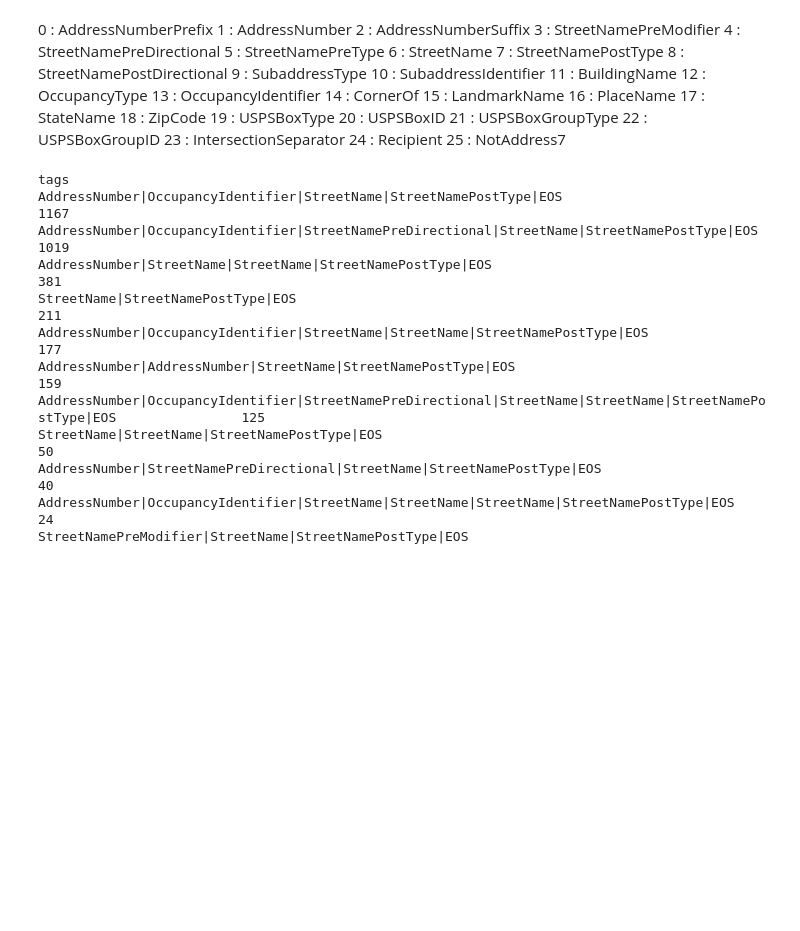
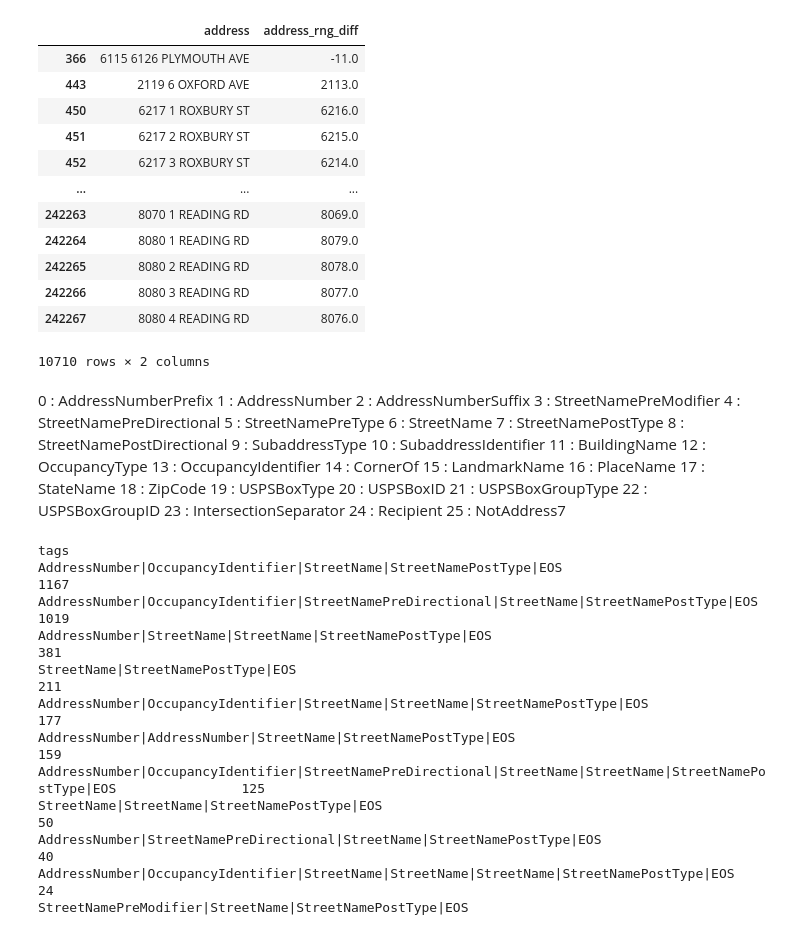
Before and after one commit to markbruner/hamilton-county-homes-scraper-main, a Jupyter notebook: notebooks/Dataset Prep.ipynb, the cells around one changed output. Cells and saved outputs as stored; diff of their text form; code cells hidden in the pictures; blank space fills up the shorter version.

```diff
--- a/notebooks/Dataset Prep.ipynb
+++ b/notebooks/Dataset Prep.ipynb
@@ -14,3 +138,19 @@ all_real_estate = pd.read_csv(all_real_estate_path, low_memory=False)
+# %%
+addr[~addr["address_rng_diff"].isnull()]
+# %% [output]
+|  | address | address_rng_diff |
+| 366 | 6115 6126 PLYMOUTH AVE | -11.0 |
+| 443 | 2119 6 OXFORD AVE | 2113.0 |
+| 450 | 6217 1 ROXBURY ST | 6216.0 |
+| 451 | 6217 2 ROXBURY ST | 6215.0 |
+| 452 | 6217 3 ROXBURY ST | 6214.0 |
+| ... | ... | ... |
+| 242263 | 8070 1 READING RD | 8069.0 |
+| 242264 | 8080 1 READING RD | 8079.0 |
+| 242265 | 8080 2 READING RD | 8078.0 |
+| 242266 | 8080 3 READING RD | 8077.0 |
+| 242267 | 8080 4 READING RD | 8076.0 |
+10710 rows × 2 columns
 # %%
 # Maps *every* commonly-seen spelling / abbreviation → canonical USPS suffix
 street_type_map: dict[str, str] = {
```
Also changed, not shown: parts of 14 cells of this notebook, 2 other files.
